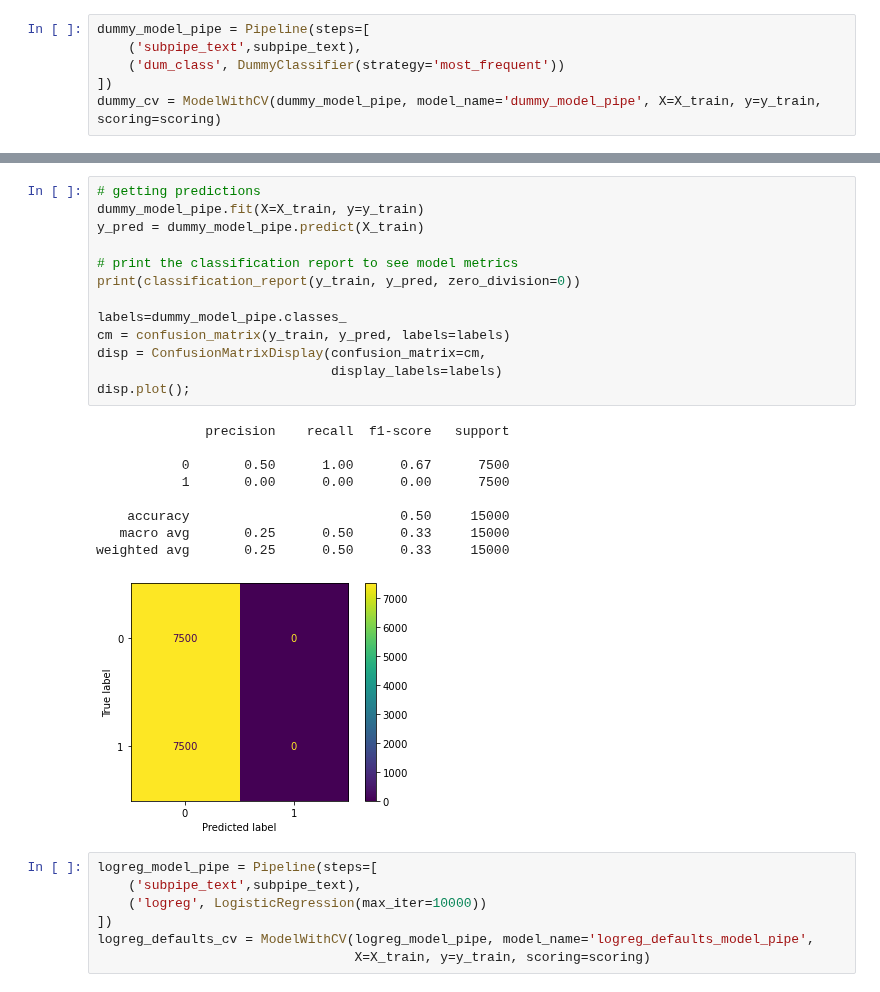
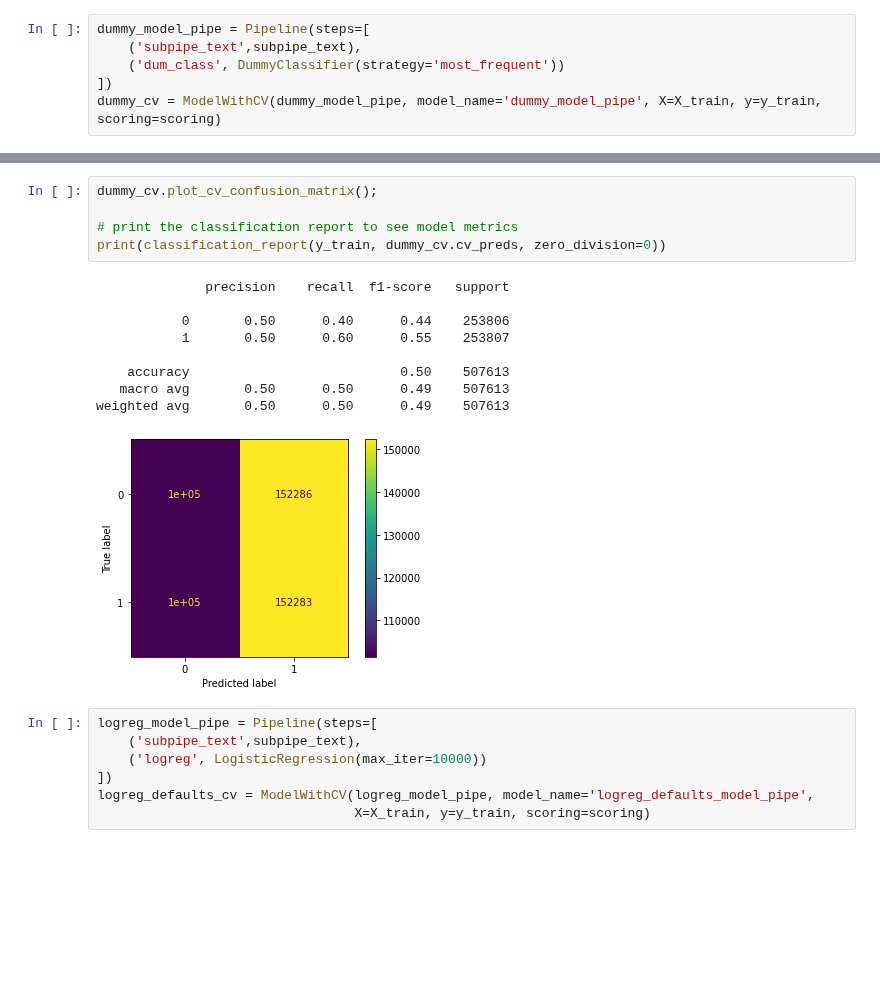
Before and after one commit to gcburgess/Cyberbullying_Detector, a Jupyter notebook: notebooks/03-pipelines-and-models.ipynb, the cells around one changed output, grey strips where cells are left out. Drawn from its saved outputs; the diff is of its cells as text; blank space fills up the shorter version.

```diff
--- a/notebooks/03-pipelines-and-models.ipynb
+++ b/notebooks/03-pipelines-and-models.ipynb
@@ -269,26 +270,18 @@ CV Results for `dummy_model_pipe` model:
-# %%
-# getting predictions
-dummy_model_pipe.fit(X=X_train, y=y_train)
-y_pred = dummy_model_pipe.predict(X_train)
-
-# print the classification report to see model metrics
-print(classification_report(y_train, y_pred, zero_division=0))
-
-labels=dummy_model_pipe.classes_
-cm = confusion_matrix(y_train, y_pred, labels=labels)
-disp = ConfusionMatrixDisplay(confusion_matrix=cm,
-                              display_labels=labels)
-disp.plot();
-# %% [output]
-              precision    recall  f1-score   support
-
-           0       0.50      1.00      0.67      7500
-           1       0.00      0.00      0.00      7500
-
-    accuracy                           0.50     15000
-   macro avg       0.25      0.50      0.33     15000
-weighted avg       0.25      0.50      0.33     15000
-[figure, removed]
+# %%
+dummy_cv.plot_cv_confusion_matrix();
+
+# print the classification report to see model metrics
+print(classification_report(y_train, dummy_cv.cv_preds, zero_division=0))
+# %% [output]
+              precision    recall  f1-score   support
+
+           0       0.50      0.40      0.44    253806
+           1       0.50      0.60      0.55    253807
+
+    accuracy                           0.50    507613
+   macro avg       0.50      0.50      0.49    507613
+weighted avg       0.50      0.50      0.49    507613
+[figure, added]
 # %%
 logreg_model_pipe = Pipeline(steps=[
     ('subpipe_text',subpipe_text),
```
Also changed, not shown: parts of 26 cells of this notebook.
